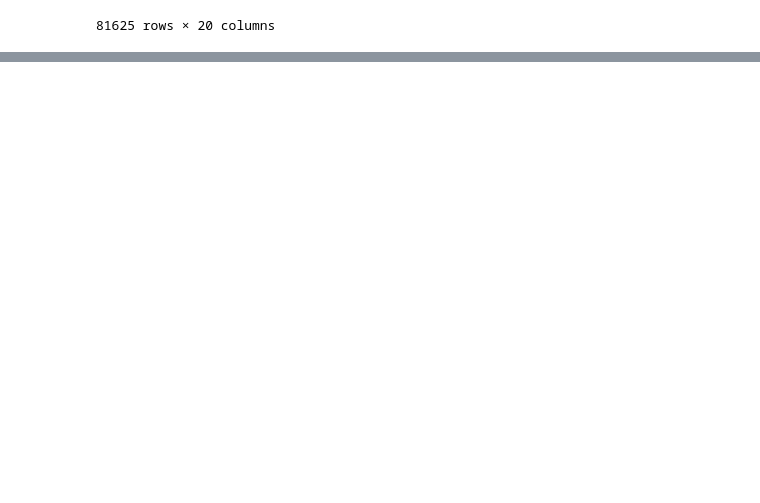
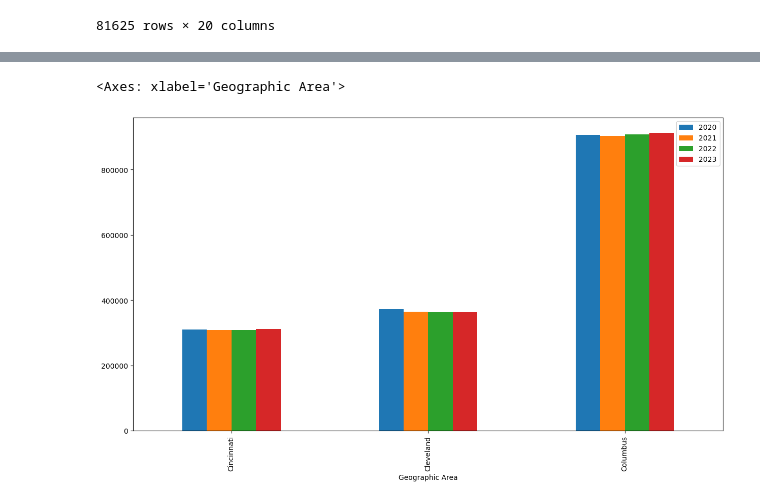
Before and after one commit to brian-campbell/ai-bootcamp-project-1, a Jupyter notebook: project-1-brian.ipynb, the cells around one changed output, grey strips where cells are left out. Saved outputs shown, nothing was run; the diff lists cells and outputs as text; code cells hidden in the pictures; blank space fills up the shorter version.

```diff
--- a/project-1-brian.ipynb
+++ b/project-1-brian.ipynb
@@ -63,2 +121,16 @@ display ( df_census_2020_2023 )
 | 924 | Zoar village, Ohio | 176 | 176 | 175 | 173 | 173 |
 925 rows × 6 columns
+# %%
+#File containing data for all incorporated places in Ohio. Filter it down to
+#just Columbus, Cleveland,and Cincinnati.
+df_census_2020_2023_three_cs = df_census_2020_2023[( (df_census_2020_2023['Geographic Area'] == 'Columbus city, Ohio') | (df_census_2020_2023['Geographic Area'] == 'Cleveland city, Ohio') | (df_census_2020_2023['Geographic Area'] == 'Cincinnati city, Ohio'))]
+df_census_2020_2023_three_cs.reset_index ( inplace=True, drop=True )
+
+#Drop columns that we don't need
+df_census_2020_2023_three_cs = df_census_2020_2023_three_cs.drop ( ['April 1, 2020\nEstimates Base'], axis=1 )
+
+#Rename the 'Geographic Area' so the name contains the strict city name
+df_census_2020_2023_three_cs.loc[:, 'Geographic Area'] = df_census_2020_2023_three_cs['Geographic Area'].str.replace(' city, Ohio', '')
+
+
+display ( df_census_2020_2023_three_cs )
@@ -64,0 +159,8 @@ display ( df_census_2020_2023 )
+# %%
+df_census_2020_2023_three_cs.plot ( x='Geographic Area',
+                                   y=['2020', '2021', '2022', '2023'],
+                                   kind='bar',
+                                   figsize= ( 15,8 ) )
+# %% [output]
+<Axes: xlabel='Geographic Area'>
+[figure, added]
```
Also changed, not shown: parts of 10 cells of this notebook.
